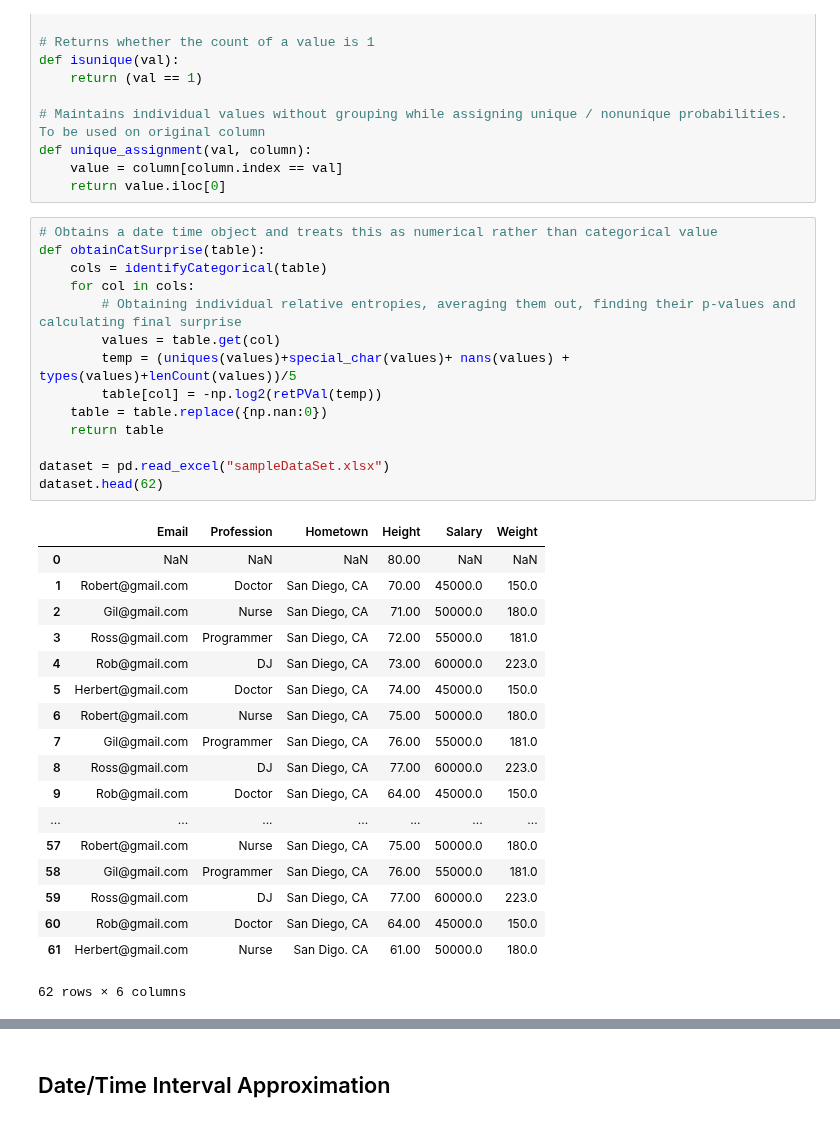
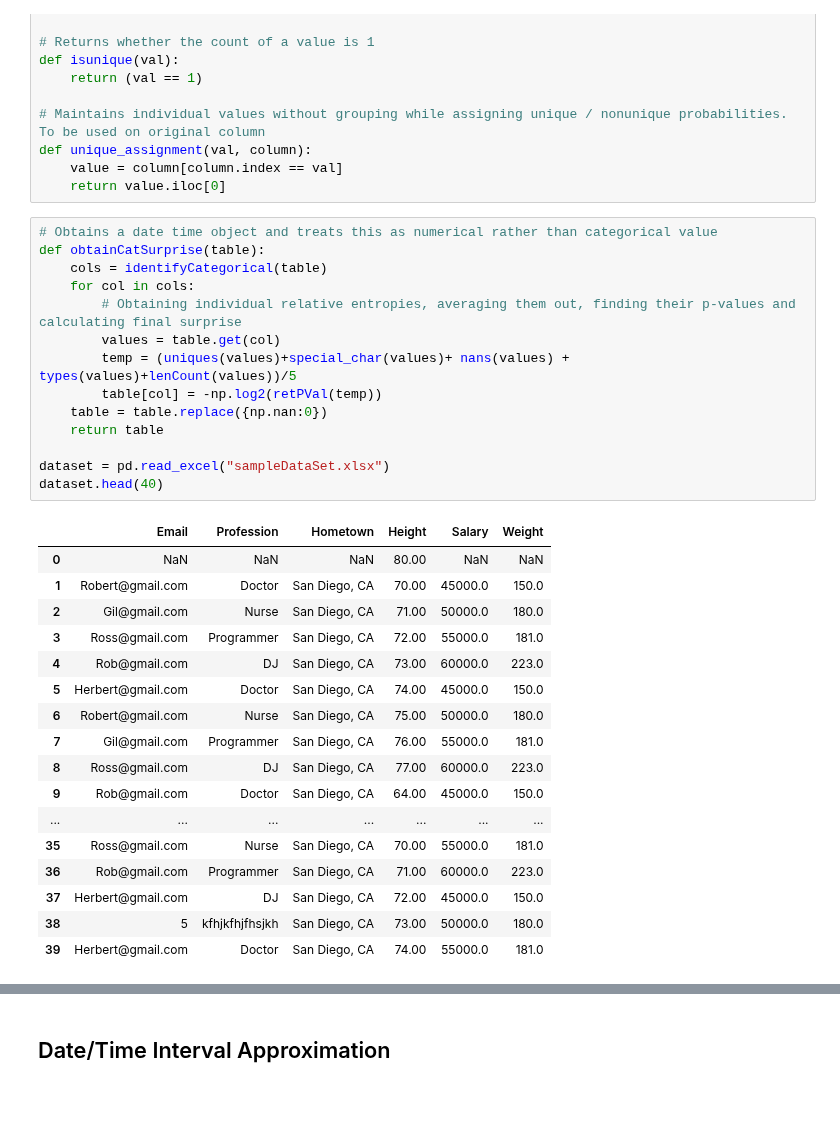
Before and after one commit to gilpasternak35/Likelihood, a Jupyter notebook: Demo.ipynb, the cells around one changed output, grey strips where cells are left out. Saved outputs shown, nothing was run; the diff lists cells and outputs as text.

```diff
--- a/Demo.ipynb
+++ b/Demo.ipynb
@@ -893,36 +891,35 @@ def unique_assignment(val, column):
 # %%
 # Obtains a date time object and treats this as numerical rather than categorical value
 def obtainCatSurprise(table):
     cols = identifyCategorical(table)
     for col in cols:
         # Obtaining individual relative entropies, averaging them out, finding their p-values and calculating final surprise
         values = table.get(col)
         temp = (uniques(values)+special_char(values)+ nans(values) + types(values)+lenCount(values))/5
         table[col] = -np.log2(retPVal(temp))
     table = table.replace({np.nan:0})
     return table
 
 dataset = pd.read_excel("sampleDataSet.xlsx")
-dataset.head(62)
+dataset.head(40)
 # %% [output]
 |  | Email | Profession | Hometown | Height | Salary | Weight |
 | 0 | NaN | NaN | NaN | 80.00 | NaN | NaN |
 | 1 | Robert@gmail.com | Doctor | San Diego, CA | 70.00 | 45000.0 | 150.0 |
 | 2 | Gil@gmail.com | Nurse | San Diego, CA | 71.00 | 50000.0 | 180.0 |
 | 3 | Ross@gmail.com | Programmer | San Diego, CA | 72.00 | 55000.0 | 181.0 |
 | 4 | Rob@gmail.com | DJ | San Diego, CA | 73.00 | 60000.0 | 223.0 |
 | 5 | Herbert@gmail.com | Doctor | San Diego, CA | 74.00 | 45000.0 | 150.0 |
 | 6 | Robert@gmail.com | Nurse | San Diego, CA | 75.00 | 50000.0 | 180.0 |
 | 7 | Gil@gmail.com | Programmer | San Diego, CA | 76.00 | 55000.0 | 181.0 |
 | 8 | Ross@gmail.com | DJ | San Diego, CA | 77.00 | 60000.0 | 223.0 |
 | 9 | Rob@gmail.com | Doctor | San Diego, CA | 64.00 | 45000.0 | 150.0 |
 | ... | ... | ... | ... | ... | ... | ... |
-| 57 | Robert@gmail.com | Nurse | San Diego, CA | 75.00 | 50000.0 | 180.0 |
-| 58 | Gil@gmail.com | Programmer | San Diego, CA | 76.00 | 55000.0 | 181.0 |
-| 59 | Ross@gmail.com | DJ | San Diego, CA | 77.00 | 60000.0 | 223.0 |
-| 60 | Rob@gmail.com | Doctor | San Diego, CA | 64.00 | 45000.0 | 150.0 |
-| 61 | Herbert@gmail.com | Nurse | San Digo. CA | 61.00 | 50000.0 | 180.0 |
+| 35 | Ross@gmail.com | Nurse | San Diego, CA | 70.00 | 55000.0 | 181.0 |
+| 36 | Rob@gmail.com | Programmer | San Diego, CA | 71.00 | 60000.0 | 223.0 |
+| 37 | Herbert@gmail.com | DJ | San Diego, CA | 72.00 | 45000.0 | 150.0 |
+| 38 | 5 | kfhjkfhjfhsjkh | San Diego, CA | 73.00 | 50000.0 | 180.0 |
+| 39 | Herbert@gmail.com | Doctor | San Diego, CA | 74.00 | 55000.0 | 181.0 |
-62 rows × 6 columns
 # %%
 categoricalSurprise = obtainCatSurprise(dataset).head(80)
 # %% [output]
```
Also changed, not shown: parts of 10 cells of this notebook.
